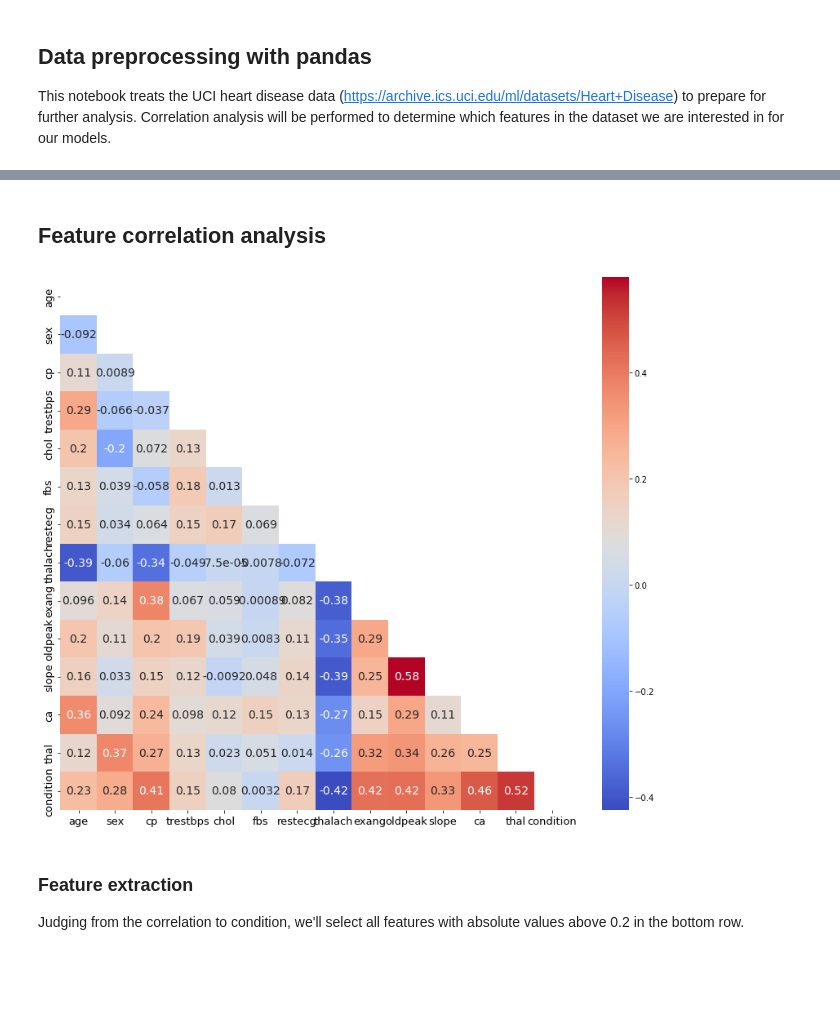
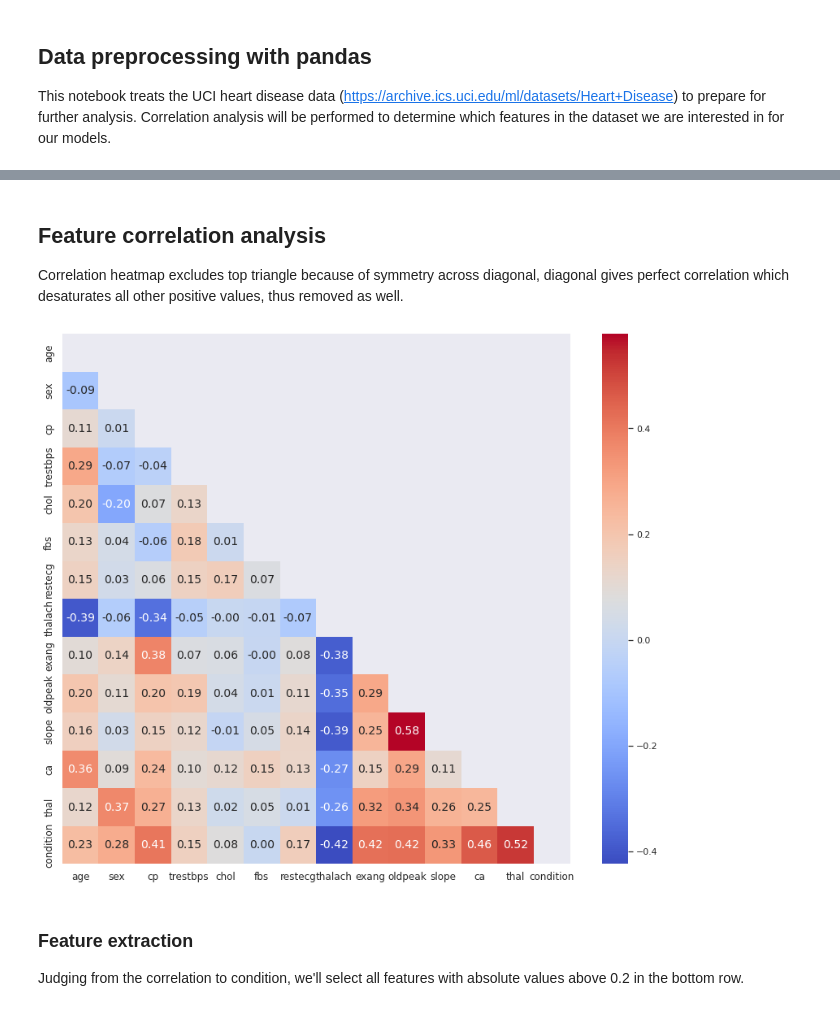
Before and after one commit to lassetotl/fys-stk, a Jupyter notebook: project 3/Dataprep_A.ipynb, the cells around one changed output, grey strips where cells are left out. Saved outputs shown, nothing was run; the diff lists cells and outputs as text; code cells hidden in the pictures; blank space fills up the shorter version.

```diff
--- a/project 3/Dataprep_A.ipynb
+++ b/project 3/Dataprep_A.ipynb
@@ -76,16 +78,18 @@ Feature documentation: \
 # %% [markdown]
 ## Feature correlation analysis
+
+Correlation heatmap excludes top triangle because of symmetry across diagonal, diagonal gives perfect correlation which desaturates all other positive values, thus removed as well.
 # %%
 #Compute pairwise correlation of columns, excluding NA/null values.
 correlation = dataframe.corr(method='pearson')
 
 mask = np.triu(correlation) #diagonal + upper triangle redundant
 plt.figure(figsize=(14,12))
-sns.heatmap(correlation, mask=mask, cmap='coolwarm', annot=True, annot_kws={'size':14})
-plt.xticks(fontsize=13); plt.yticks(fontsize=13)
+sns.heatmap(correlation, mask=mask, cmap='coolwarm', annot=True, annot_kws={'size':14}, fmt='.2f')
+plt.xticks(fontsize=12); plt.yticks(fontsize=12)#; plt.savefig('Corr_Heatmap')
 plt.show()
 # %% [output]
-[figure, old version]
+[figure, new version]
 # %% [markdown]
 ### Feature extraction
 
```
Also changed, not shown: parts of 7 cells of this notebook.
